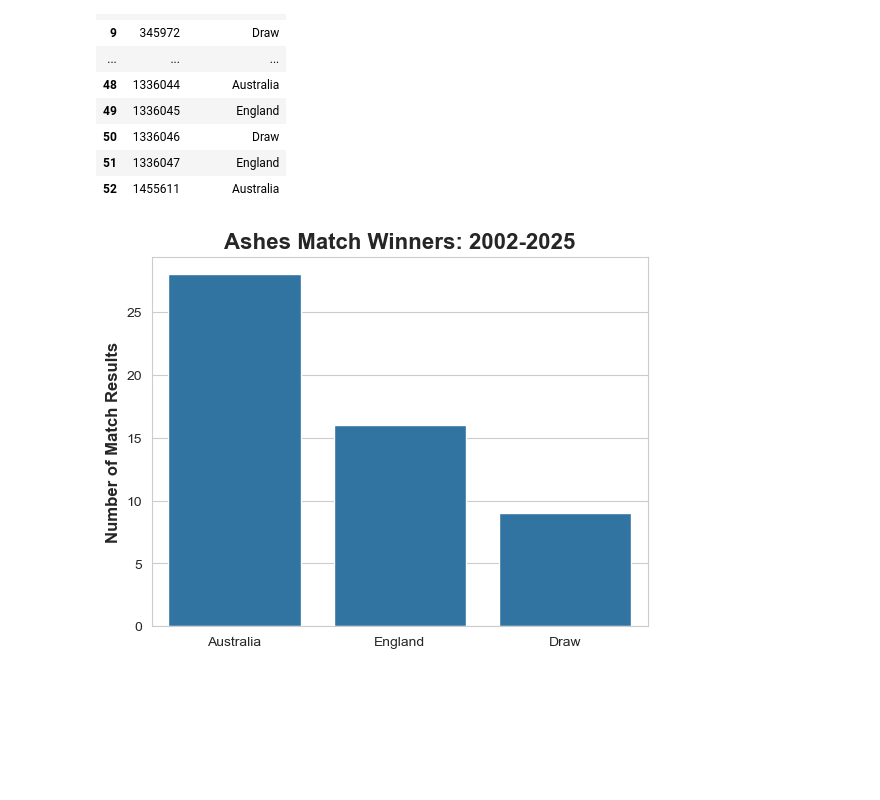
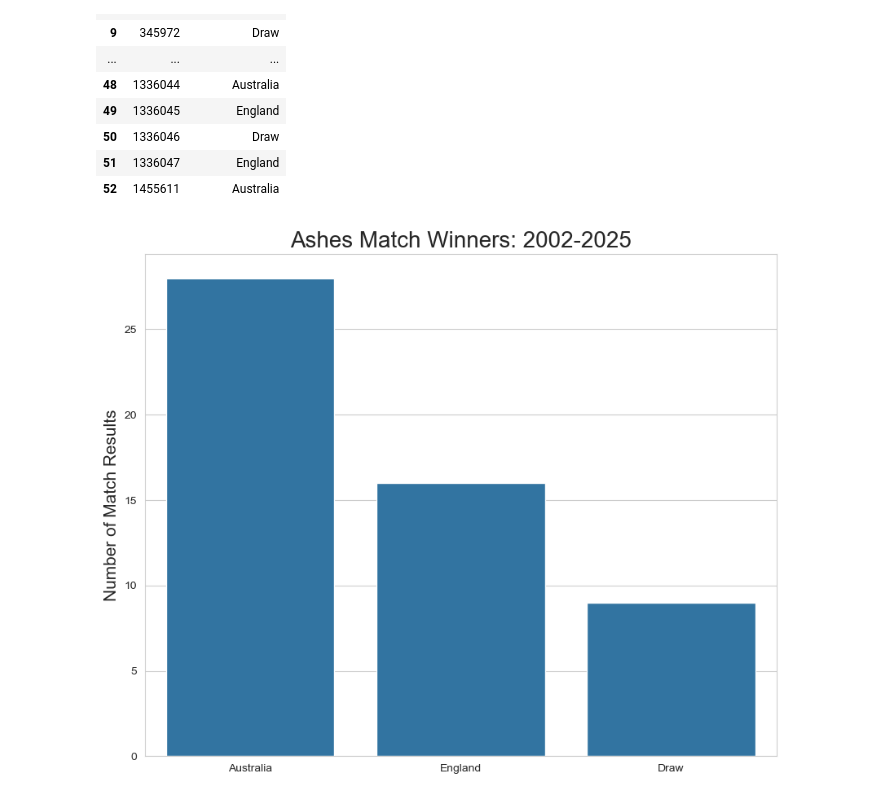
Before and after one commit to zoeh6176-sketch/Programming-Assessment, a Jupyter notebook: Untitled.ipynb, the cells around one changed output. Cells and saved outputs as stored; diff of their text form; code cells hidden in the pictures; blank space fills up the shorter version.

```diff
--- a/Untitled.ipynb
+++ b/Untitled.ipynb
@@ -273,16 +293,16 @@ match_results
 | 52 | 1455611 | Australia |
 # %%
 # Plotting who won which ashes series
-#plt.figure(figsize = (12,8))
+plt.figure(figsize = (10,8))
 sns.countplot(match_results, x = "Result of Match")
 
-plt.title("Ashes Match Winners: 2002-2025", fontsize = 16, fontweight = 'bold')
-plt.ylabel("Number of Match Results", fontsize = 12, fontweight = 'bold')
-plt.xlabel("", fontsize = 12, fontweight = 'bold')
+plt.title("Ashes Match Winners: 2002-2025", fontsize = 20)
+plt.ylabel("Number of Match Results", fontsize = 15)
+plt.xlabel("", fontsize = 15)
 plt.xticks(ha = 'center')
 plt.show()
 # %% [output]
-[figure, old version]
+[figure, new version]
 # %%
 # Determining winner of series
 series_match_results = full_data[['match_id', 'season']].drop_duplicates().set_index('match_id')
```
Also changed, not shown: parts of 10 cells of this notebook.
